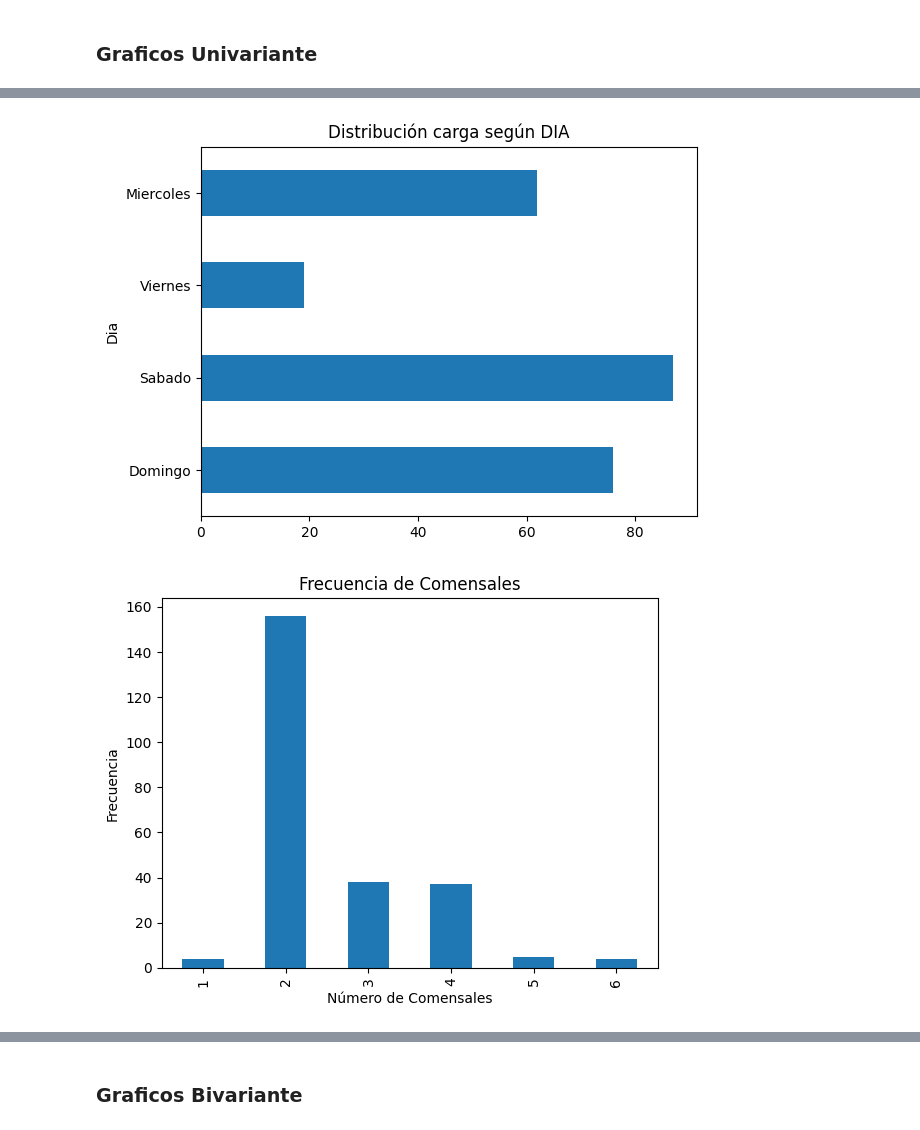
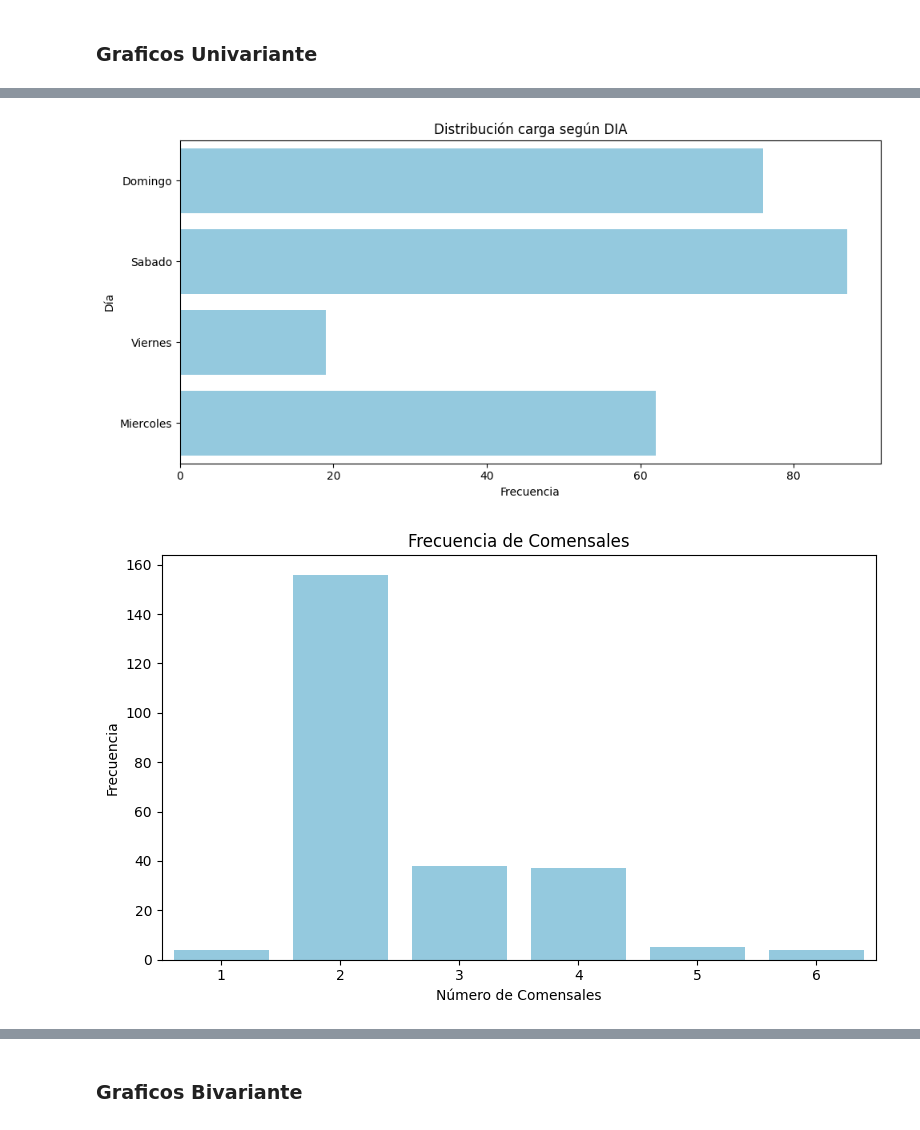
Before and after one commit to MarcoCasSir/LaboratorioDataScience, a Jupyter notebook: act3/tips_marco_casati.ipynb, the cells around one changed output, grey strips where cells are left out. Drawn from its saved outputs; the diff is of its cells as text; code cells hidden in the pictures.

```diff
--- a/act3/tips_marco_casati.ipynb
+++ b/act3/tips_marco_casati.ipynb
@@ -557,16 +566,35 @@ plt.show()
 # %%
-orden_dias = ['Domingo', 'Sabado','Viernes','Miercoles']
+orden_dias = ['Domingo', 'Sabado', 'Viernes', 'Miercoles']
 
-df['Dia'].value_counts().reindex(orden_dias).plot(kind='barh')
+# Preparamos los datos ordenados
+conteo = df['Dia'].value_counts().reindex(orden_dias)
+
+plt.figure(figsize=(10,5))
+
+sns.barplot( x=conteo.values, y=conteo.index,orient='h',color='skyblue')
+
 plt.title('Distribución carga según DIA')
+plt.xlabel('Frecuencia')
+plt.ylabel('Día')
+
+plt.tight_layout()
 plt.show()
 # %% [output]
-[figure, old version]
+[figure, new version]
 # %%
-df['Comensales'].value_counts().sort_index().plot(kind='bar')
+plt.figure(figsize=(8,5))
+
+sns.barplot(
+    x=df['Comensales'].value_counts().sort_index().index,
+    y=df['Comensales'].value_counts().sort_index().values,
+    color='skyblue'
+)
+
 plt.title('Frecuencia de Comensales')
 plt.xlabel('Número de Comensales')
 plt.ylabel('Frecuencia')
+
+plt.tight_layout()
 plt.show()
 # %% [output]
-[figure, old version]
+[figure, new version]
```
Also changed, not shown: parts of 17 cells of this notebook.
